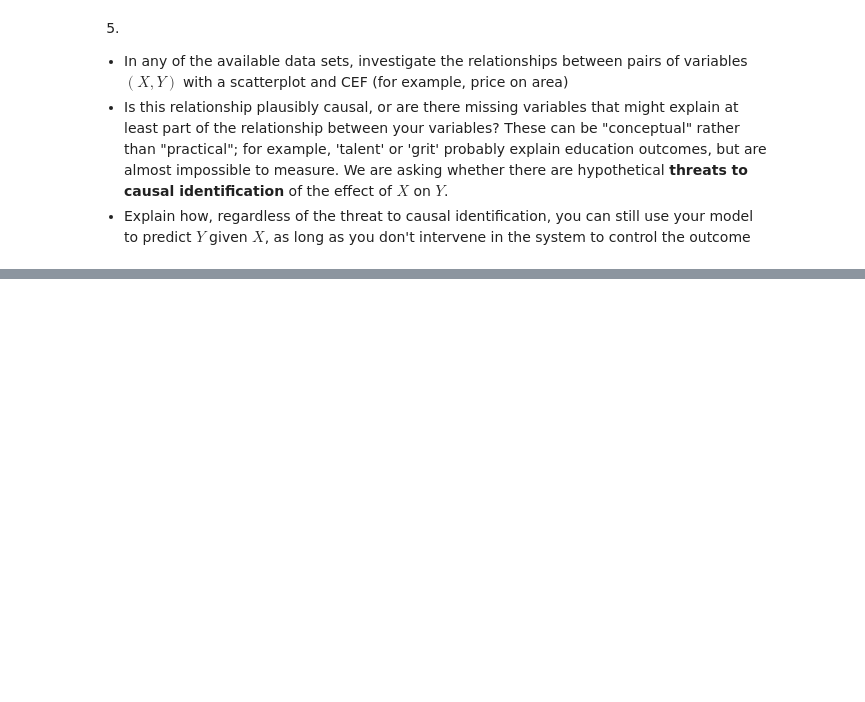
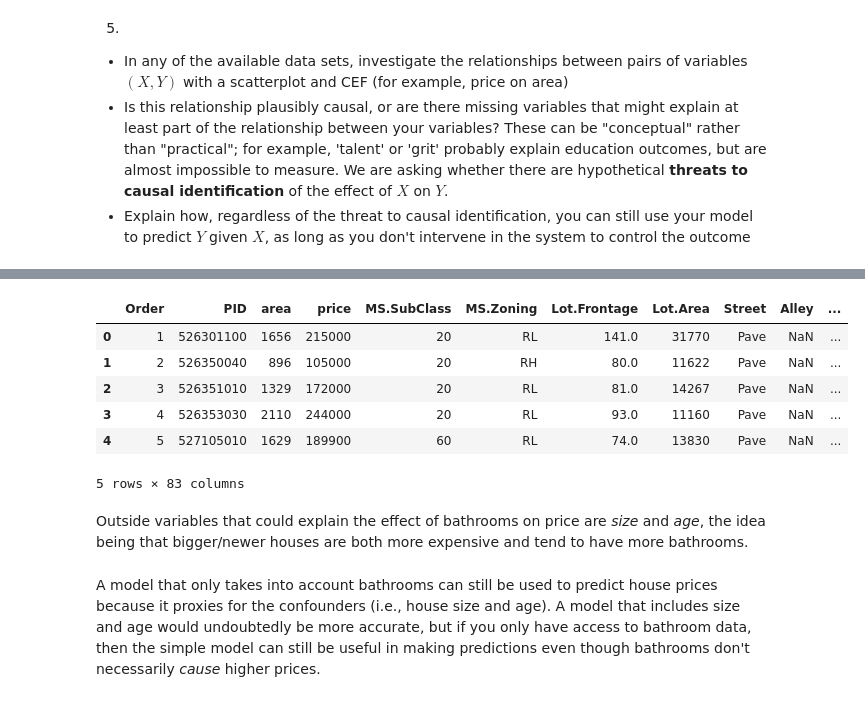
Before and after one commit to jacksonpkennedy/ds5030-assignment-3, a Jupyter notebook: assignment_3.ipynb, the cells around one changed output, grey strips where cells are left out. Drawn from its saved outputs; the diff is of its cells as text; code cells hidden in the pictures; blank space fills up the shorter version.

```diff
--- a/assignment_3.ipynb
+++ b/assignment_3.ipynb
@@ -153,0 +175,14 @@ And there we have it, folks. Minimizing the $MSE$ at fixed $X=z$ gives the LCLS
+# %%
+ames.head()
+# %% [output]
+|  | Order | PID | area | price | MS.SubClass | MS.Zoning | Lot.Frontage | Lot.Area | Street | Alley | ... |
+| 0 | 1 | 526301100 | 1656 | 215000 | 20 | RL | 141.0 | 31770 | Pave | NaN | ... |
+| 1 | 2 | 526350040 | 896 | 105000 | 20 | RH | 80.0 | 11622 | Pave | NaN | ... |
+| 2 | 3 | 526351010 | 1329 | 172000 | 20 | RL | 81.0 | 14267 | Pave | NaN | ... |
+| 3 | 4 | 526353030 | 2110 | 244000 | 20 | RL | 93.0 | 11160 | Pave | NaN | ... |
+| 4 | 5 | 527105010 | 1629 | 189900 | 60 | RL | 74.0 | 13830 | Pave | NaN | ... |
+5 rows × 83 columns
+# %% [markdown]
+Outside variables that could explain the effect of bathrooms on price are *size* and *age*, the idea being that bigger/newer houses are both more expensive and tend to have more bathrooms.
+# %% [markdown]
+A model that only takes into account bathrooms can still be used to predict house prices because it proxies for the confounders (i.e., house size and age). A model that includes size and age would undoubtedly be more accurate, but if you only have access to bathroom data, then the simple model can still be useful in making predictions even though bathrooms don't necessarily *cause* higher prices.
```
Also changed, not shown: parts of 5 cells of this notebook.
